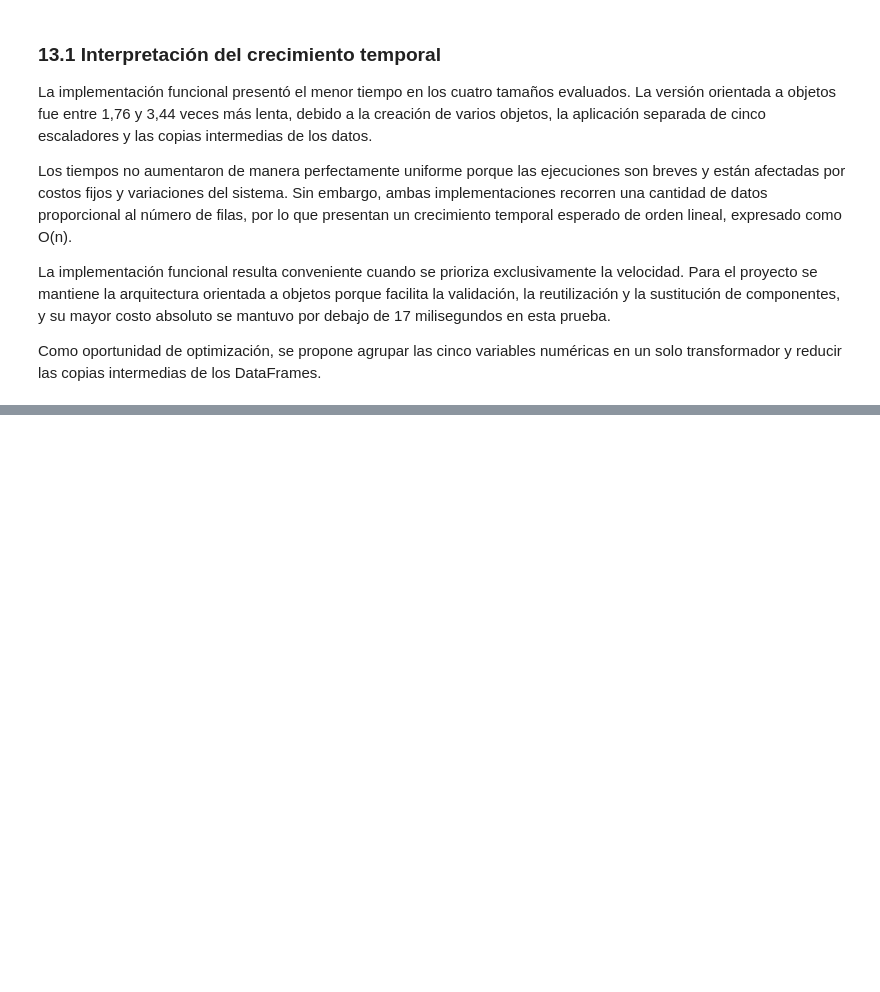
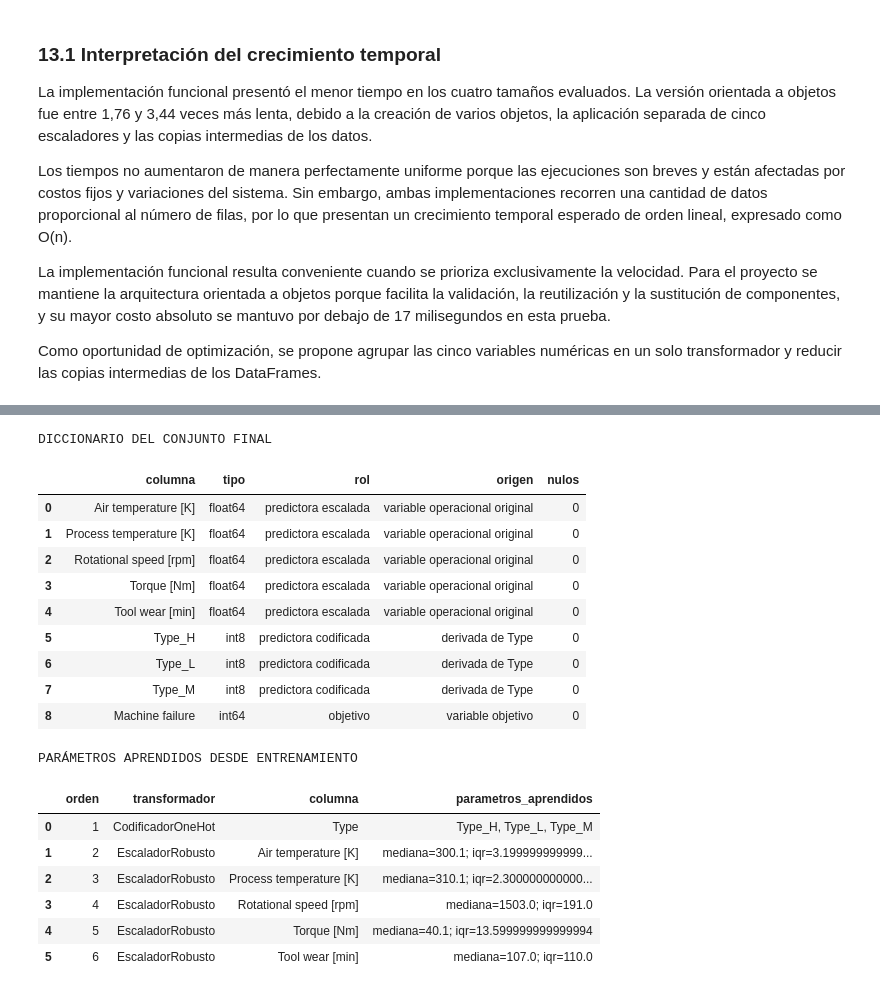
Before and after one commit to alexander-seor/proyecto-grupo9-mcdi500, a Jupyter notebook: F3/S2_F3_NucleoAlgoritmico_Eficiencia_POO.ipynb, the cells around one changed output, grey strips where cells are left out. Cells and saved outputs as stored; diff of their text form; code cells hidden in the pictures; blank space fills up the shorter version.

```diff
--- a/F3/S2_F3_NucleoAlgoritmico_Eficiencia_POO.ipynb
+++ b/F3/S2_F3_NucleoAlgoritmico_Eficiencia_POO.ipynb
@@ -1514,0 +2068,26 @@ Como oportunidad de optimización, se propone agrupar las cinco variables numér
+# %%
+print("DICCIONARIO DEL CONJUNTO FINAL")
+display(diccionario_f3)
+
+print("PARÁMETROS APRENDIDOS DESDE ENTRENAMIENTO")
+display(parametros_f3)
+# %% [output]
+DICCIONARIO DEL CONJUNTO FINAL
+|  | columna | tipo | rol | origen | nulos |
+| 0 | Air temperature [K] | float64 | predictora escalada | variable operacional original | 0 |
+| 1 | Process temperature [K] | float64 | predictora escalada | variable operacional original | 0 |
+| 2 | Rotational speed [rpm] | float64 | predictora escalada | variable operacional original | 0 |
+| 3 | Torque [Nm] | float64 | predictora escalada | variable operacional original | 0 |
+| 4 | Tool wear [min] | float64 | predictora escalada | variable operacional original | 0 |
+| 5 | Type_H | int8 | predictora codificada | derivada de Type | 0 |
+| 6 | Type_L | int8 | predictora codificada | derivada de Type | 0 |
+| 7 | Type_M | int8 | predictora codificada | derivada de Type | 0 |
+| 8 | Machine failure | int64 | objetivo | variable objetivo | 0 |
+PARÁMETROS APRENDIDOS DESDE ENTRENAMIENTO
+|  | orden | transformador | columna | parametros_aprendidos |
+| 0 | 1 | CodificadorOneHot | Type | Type_H, Type_L, Type_M |
+| 1 | 2 | EscaladorRobusto | Air temperature [K] | mediana=300.1; iqr=3.199999999999... |
+| 2 | 3 | EscaladorRobusto | Process temperature [K] | mediana=310.1; iqr=2.300000000000... |
+| 3 | 4 | EscaladorRobusto | Rotational speed [rpm] | mediana=1503.0; iqr=191.0 |
+| 4 | 5 | EscaladorRobusto | Torque [Nm] | mediana=40.1; iqr=13.599999999999994 |
+| 5 | 6 | EscaladorRobusto | Tool wear [min] | mediana=107.0; iqr=110.0 |
```
Also changed, not shown: parts of 31 cells of this notebook, 14 other files.
